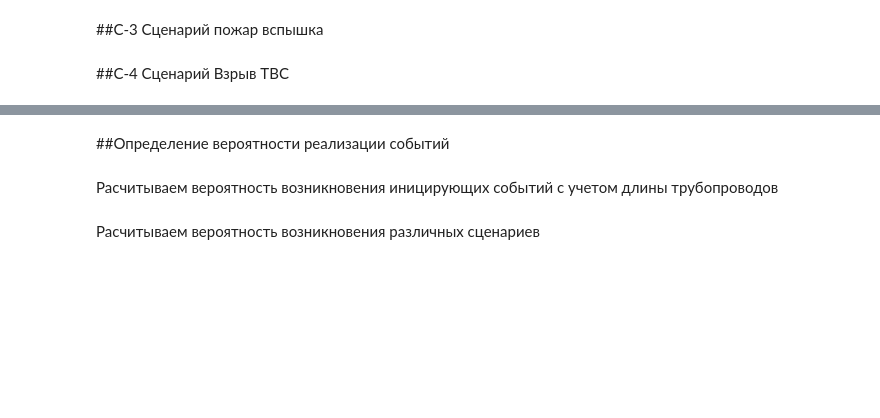
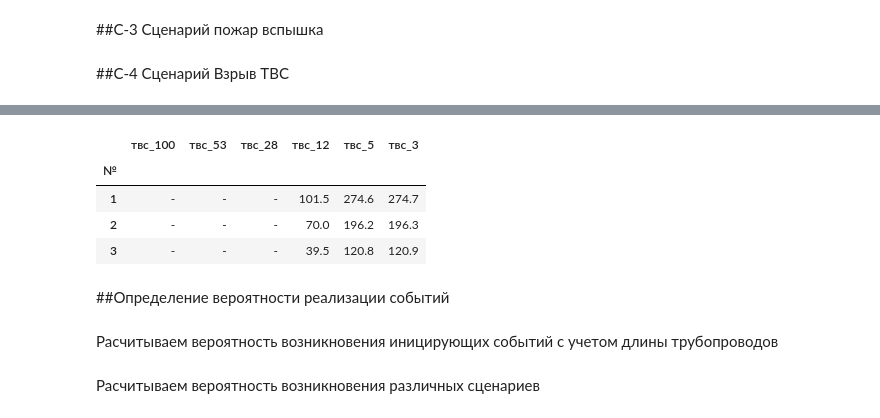
Before and after one commit to Rusildur/Pipeline_module, a Jupyter notebook: pipeline_module.ipynb, the cells around one changed output, grey strips where cells are left out. Drawn from its saved outputs; the diff is of its cells as text; code cells hidden in the pictures; blank space fills up the shorter version.

```diff
--- a/pipeline_module.ipynb
+++ b/pipeline_module.ipynb
@@ -534,0 +533,2 @@ scenario_c2_df.head()
+# %%
+ df[['пожар_пролива_10,5', 'пожар_пролива_7,0','пожар_пролива_4,2', 'пожар_пролива_1,4']] = df['площадь полная'].apply(lambda x: pd.Series(StraitFire_404(x)))
@@ -541,4 +545,4 @@ scenario_c3_df.insert(0,'наименование оборудования', df[
 # %%
-scenario_c3_df['вспышка'] = fire_flash_404(preparation_df['облако'])
+df['вспышка'] = fire_flash_404(df['облако'])
 # %% [markdown]
 ##С-4 Сценарий Взрыв ТВС
@@ -577,2 +549,12 @@ scenario_c4_df
+# %%
+ df[['твс_100', 'твс_53','твс_28', 'твс_12', 'твс_5', 'твс_3']] = df['твс'].apply(lambda x: pd.Series(TVS_404(x)))
+# %%
+ df[['твс_100', 'твс_53','твс_28', 'твс_12', 'твс_5', 'твс_3']].head(3)
+# %% [output]
+|  | твс_100 | твс_53 | твс_28 | твс_12 | твс_5 | твс_3 |
+| № |  |  |  |  |  |  |
+| 1 | - | - | - | 101.5 | 274.6 | 274.7 |
+| 2 | - | - | - | 70.0 | 196.2 | 196.3 |
+| 3 | - | - | - | 39.5 | 120.8 | 120.9 |
 # %% [markdown]
 ##Определение вероятности реализации событий
```
Also changed, not shown: parts of 204 cells of this notebook.
